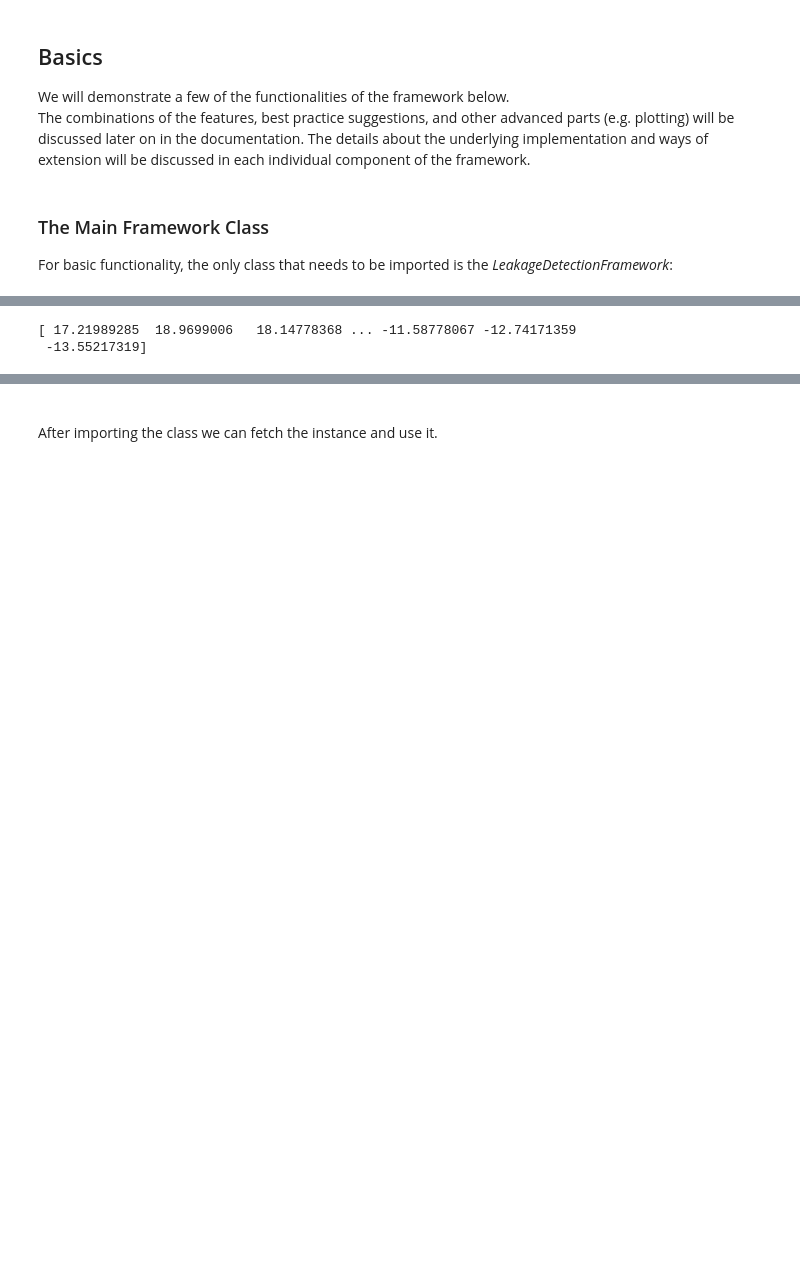
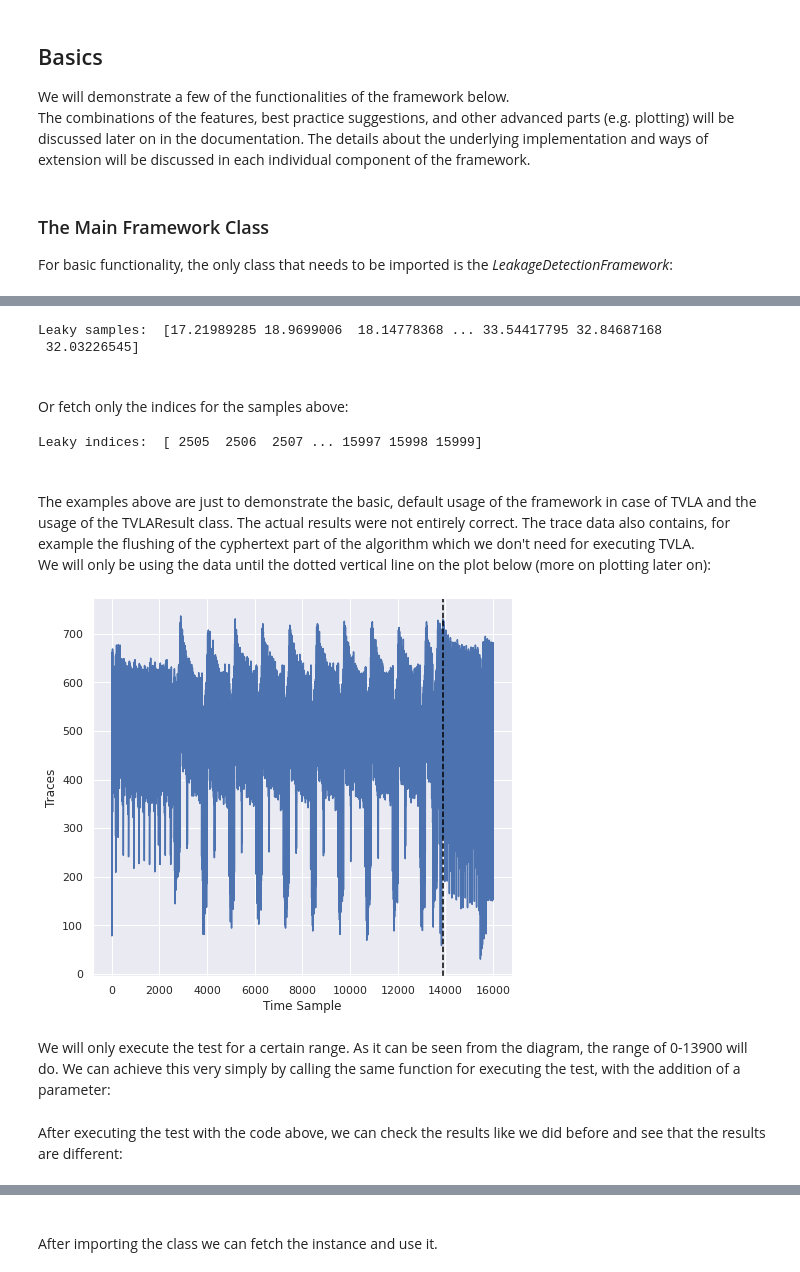
Before and after one commit to RazePerson/sca-leakage-detection-framework, a Jupyter notebook: sca-leakage-detection-framework/main-app.ipynb, the cells around one changed output, grey strips where cells are left out. Drawn from its saved outputs; the diff is of its cells as text; code cells hidden in the pictures; blank space fills up the shorter version.

```diff
--- a/sca-leakage-detection-framework/main-app.ipynb
+++ b/sca-leakage-detection-framework/main-app.ipynb
@@ -62,5 +46,23 @@ Or achieve the same result by using one of the functions of the framework:
-# %%
-print(ldf.calculate_leaky_points(t_statistic, range_of_measurement, threshold))
-# %% [output]
-[ 17.21989285  18.9699006   18.14778368 ... -11.58778067 -12.74171359
- -13.55217319]
+# %%
+print('Leaky samples: ', result.leaky_samples)
+# %% [output]
+Leaky samples:  [17.21989285 18.9699006  18.14778368 ... 33.54417795 32.84687168
+ 32.03226545]
+# %% [markdown]
+<br>
+Or fetch only the indices for the samples above:
+# %%
+print('Leaky indices: ', result.leaky_indices)
+# %% [output]
+Leaky indices:  [ 2505  2506  2507 ... 15997 15998 15999]
+# %% [markdown]
+<br>
+The examples above are just to demonstrate the basic, default usage of the framework in case of TVLA and the usage of the TVLAResult class. The actual results were not entirely correct. The trace data also contains, for example the flushing of the cyphertext part of the algorithm which we don't need for executing TVLA. <br>
+We will only be using the data until the dotted vertical line on the plot below (more on plotting later on):
+# %%
+plotter = ldf.plotter()
+plotter.create_line_plot(ldf.trace_data().get_all_traces(), x="Time Sample", y="Traces").draw_vertical_line(13900).plot()
+# %% [output]
+[figure, added]
+# %% [markdown]
+We will only execute the test for a certain range. As it can be seen from the diagram, the range of 0-13900 will do. We can achieve this very simply by calling the same function for executing the test, with the addition of a parameter:
@@ -66,0 +71,2 @@ print(ldf.calculate_leaky_points(t_statistic, range_of_measurement, threshold))
+# %% [markdown]
+After executing the test with the code above, we can check the results like we did before and see that the results are different:
```
Also changed, not shown: parts of 39 cells of this notebook, 13 other files.
